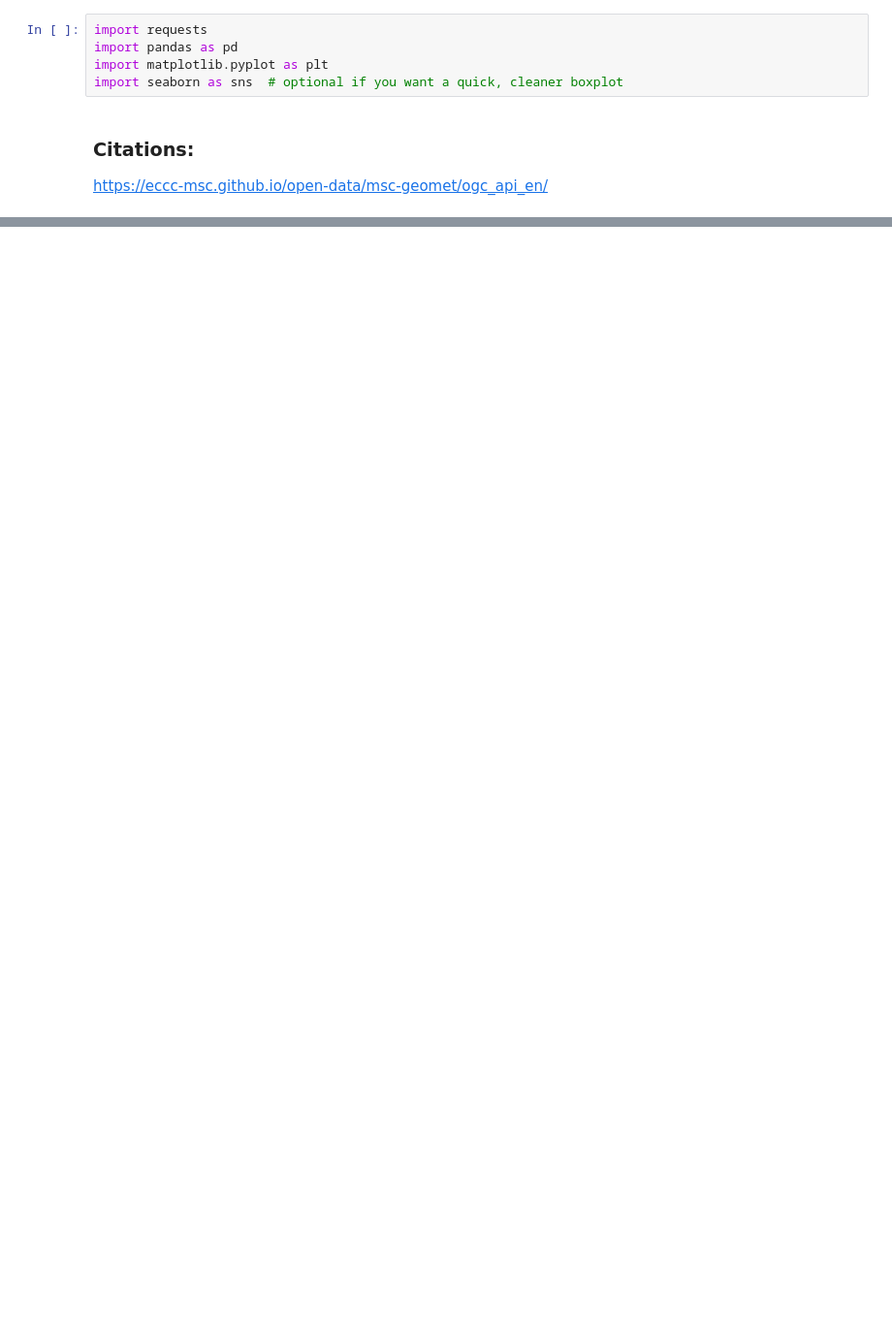
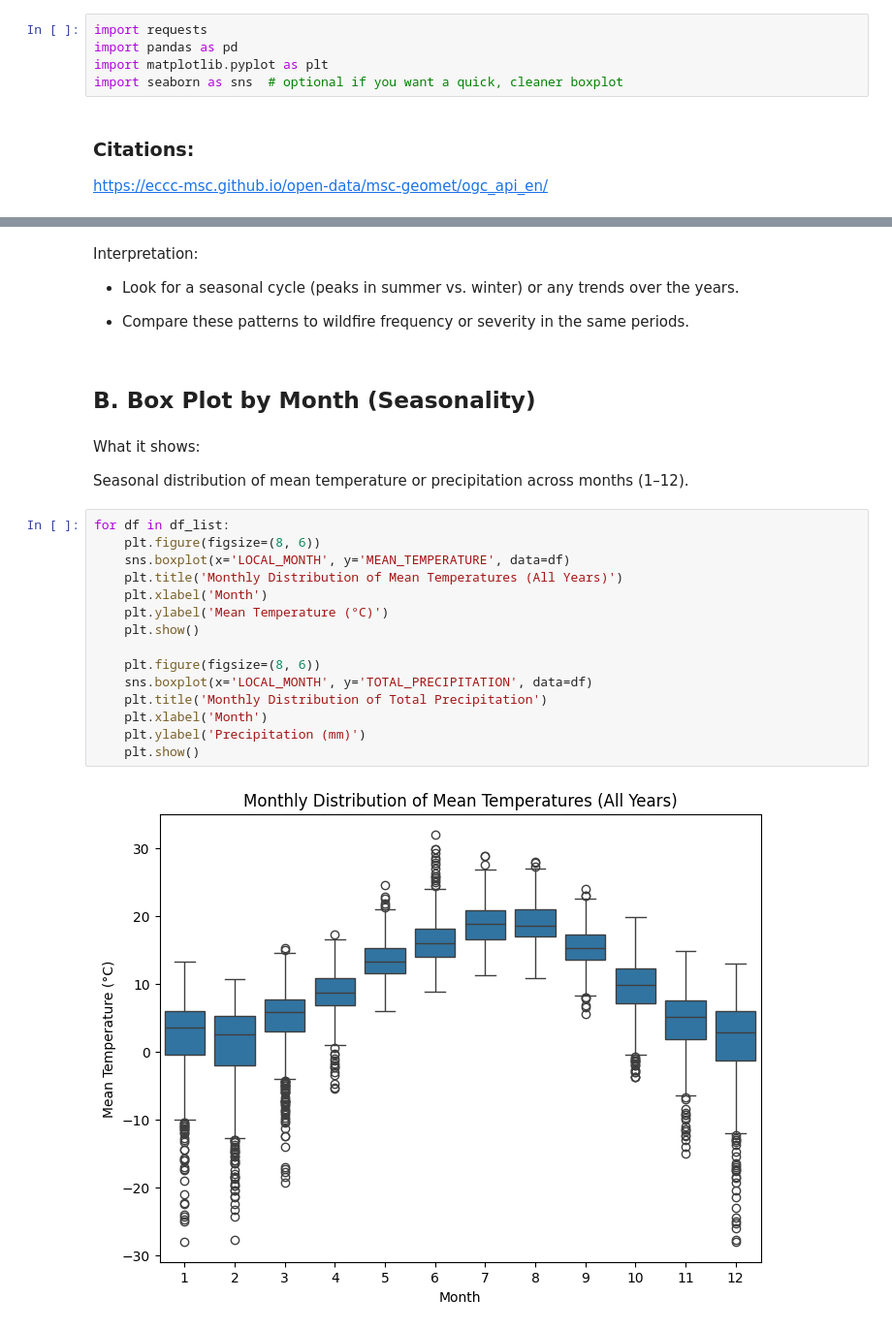
Before and after one commit to aryanballani/orbitx_data, a Jupyter notebook: climate_data.ipynb, the cells around one changed output, grey strips where cells are left out. Shown at 97% size. Saved outputs shown, nothing was run; the diff lists cells and outputs as text; blank space fills up the shorter version.

```diff
--- a/climate_data.ipynb
+++ b/climate_data.ipynb
@@ -63,0 +92,29 @@ memory usage: 2.6+ MB
+# %% [markdown]
+Interpretation:
+
+- Look for a seasonal cycle (peaks in summer vs. winter) or any trends over the years.
+
+- Compare these patterns to wildfire frequency or severity in the same periods.
+# %% [markdown]
+## B. Box Plot by Month (Seasonality)
+# %% [markdown]
+What it shows:
+
+Seasonal distribution of mean temperature or precipitation across months (1–12).
+# %%
+for df in df_list:
+    plt.figure(figsize=(8, 6))
+    sns.boxplot(x='LOCAL_MONTH', y='MEAN_TEMPERATURE', data=df)
+    plt.title('Monthly Distribution of Mean Temperatures (All Years)')
+    plt.xlabel('Month')
+    plt.ylabel('Mean Temperature (°C)')
+    plt.show()
+
+    plt.figure(figsize=(8, 6))
+    sns.boxplot(x='LOCAL_MONTH', y='TOTAL_PRECIPITATION', data=df)
+    plt.title('Monthly Distribution of Total Precipitation')
+    plt.xlabel('Month')
+    plt.ylabel('Precipitation (mm)')
+    plt.show()
+# %% [output]
+[figure, added]
```
Also changed, not shown: parts of 17 cells of this notebook.
